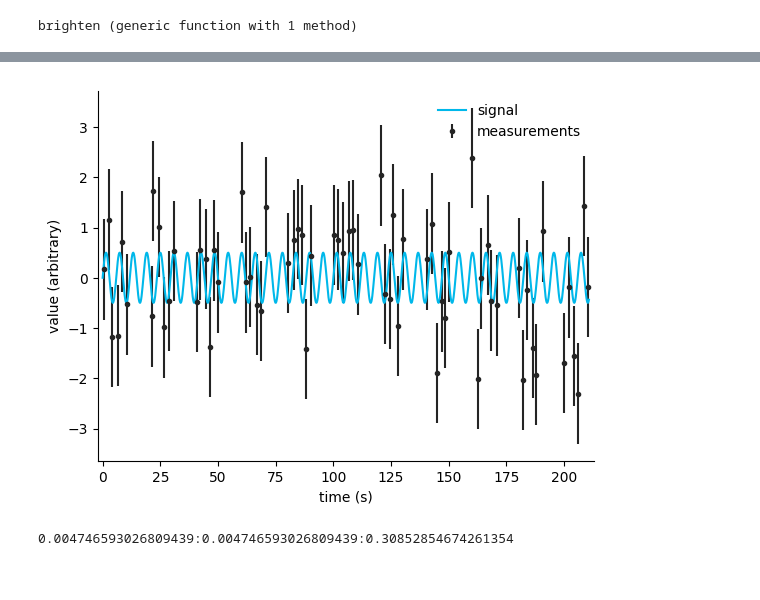
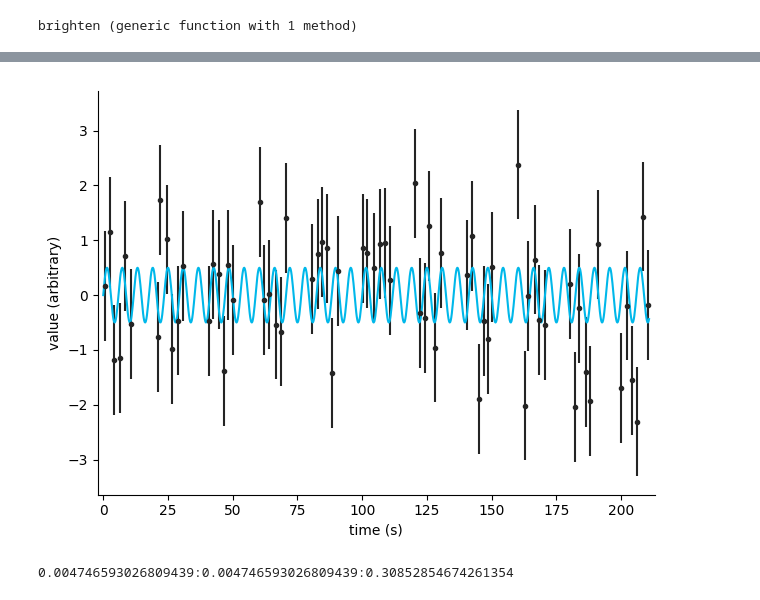
Before and after one commit to rawlik/rawlik-phd-thesis, a Jupyter notebook: calculations/alp_plots.ipynb, the cells around one changed output, grey strips where cells are left out. Cells and saved outputs as stored; diff of their text form; code cells hidden in the pictures.

```diff
--- a/calculations/alp_plots.ipynb
+++ b/calculations/alp_plots.ipynb
@@ -52,34 +52,35 @@ while loading In[90], in expression starting on line 4
 # %%
 # seed the random number generator
 srand(1)
 
 startt = vcat([ t .+ float.(0:2:10) for t in float.(0:20:200) ]...)
 startt .+= randn(length(startt)) * 0.3
 endt = startt + 1
 endt .+= randn(length(startt)) * 0.1
 
 as = AxionSim(
     ct = CycleTimes(startt, endt),
     runlengths = length(startt) * ones(Int, 1),
     sR = 1)
 
 
 realA = 0.5
 realf = 0.17
 R = mcR(as, realA, realf, 0, 0)
 
 plott = linspace(0, maximum(as.ct.t), 1000)
 plot(plott, realA .* sin.(2π * realf .* plott), color = "C2", label = "signal")
 errorbar(as.mt, R, yerr = as.sR, fmt = ".", color = "C0", label = "measurements")
 xlabel("time (s)")
 ylabel("value (arbitrary)")
-legend()
+# legend()
 
 margins(x = 0.01)
+tight_layout()
 
 savefig("../gfx/axions/basic_signal.pdf")
 # %% [output]
-[figure, old version]
+[figure, new version]
 # %%
 cleverfrequencies(as)
 # %% [output]
```
Also changed, not shown: parts of 8 cells of this notebook.
